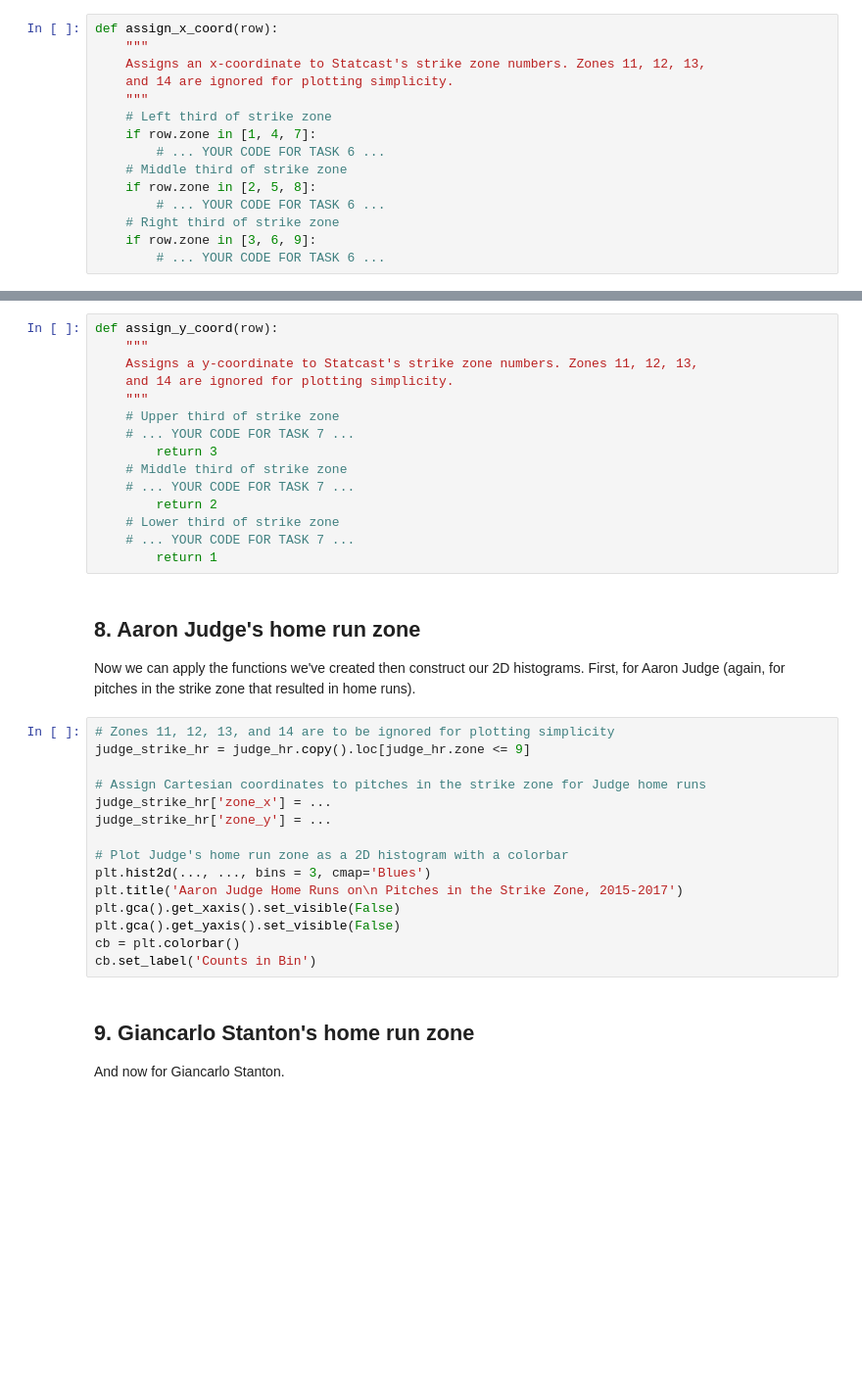
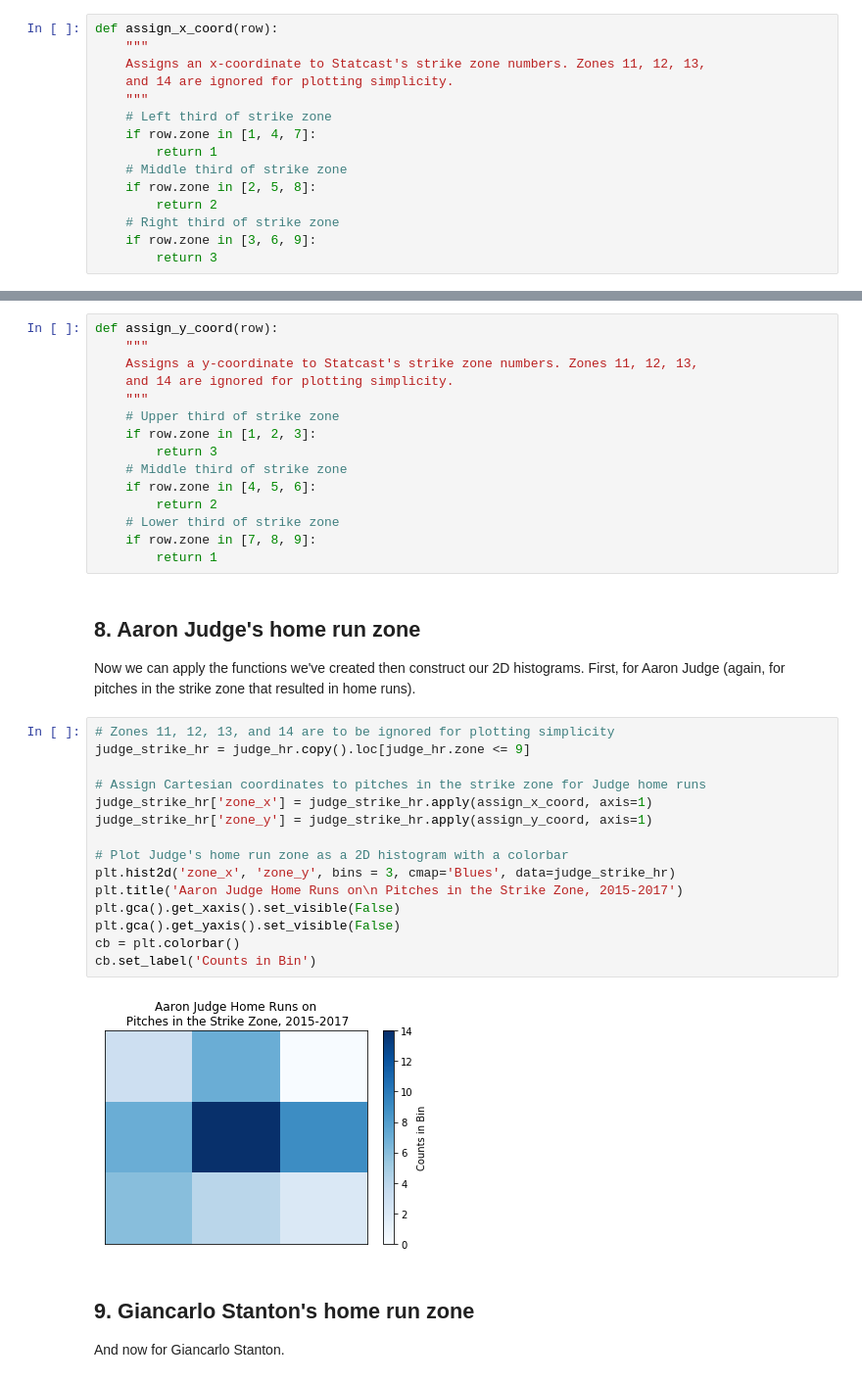
Before and after one commit to ArthurEzenwanne/data-projects, a Jupyter notebook: Baseball_Era_Data_Analysis/baseball_era_data_analysis.ipynb, the cells around one changed output, grey strips where cells are left out. Shown at 98% size. Drawn from its saved outputs; the diff is of its cells as text; blank space fills up the shorter version.

```diff
--- a/Baseball_Era_Data_Analysis/baseball_era_data_analysis.ipynb
+++ b/Baseball_Era_Data_Analysis/baseball_era_data_analysis.ipynb
@@ -119,13 +154,13 @@ def assign_x_coord(row):
     """
     # Left third of strike zone
     if row.zone in [1, 4, 7]:
-        # ... YOUR CODE FOR TASK 6 ...
+        return 1
     # Middle third of strike zone
     if row.zone in [2, 5, 8]:
-        # ... YOUR CODE FOR TASK 6 ...
+        return 2
     # Right third of strike zone
     if row.zone in [3, 6, 9]:
-        # ... YOUR CODE FOR TASK 6 ...
+        return 3
 # %% [markdown]
 ## 7. Home runs by pitch location (II)
 <p>And let's do the same but for y-coordinates.</p>
@@ -136,13 +171,13 @@ def assign_y_coord(row):
     and 14 are ignored for plotting simplicity.
     """
     # Upper third of strike zone
-    # ... YOUR CODE FOR TASK 7 ...
+    if row.zone in [1, 2, 3]:
         return 3
     # Middle third of strike zone
-    # ... YOUR CODE FOR TASK 7 ...
+    if row.zone in [4, 5, 6]:
         return 2
     # Lower third of strike zone
-    # ... YOUR CODE FOR TASK 7 ...
+    if row.zone in [7, 8, 9]:
         return 1
 # %% [markdown]
 ## 8. Aaron Judge's home run zone
@@ -150,18 +185,20 @@ def assign_y_coord(row):
 # %%
 # Zones 11, 12, 13, and 14 are to be ignored for plotting simplicity
 judge_strike_hr = judge_hr.copy().loc[judge_hr.zone <= 9]
 
 # Assign Cartesian coordinates to pitches in the strike zone for Judge home runs
-judge_strike_hr['zone_x'] = ...
-judge_strike_hr['zone_y'] = ...
+judge_strike_hr['zone_x'] = judge_strike_hr.apply(assign_x_coord, axis=1)
+judge_strike_hr['zone_y'] = judge_strike_hr.apply(assign_y_coord, axis=1)
 
 # Plot Judge's home run zone as a 2D histogram with a colorbar
-plt.hist2d(..., ..., bins = 3, cmap='Blues')
+plt.hist2d('zone_x', 'zone_y', bins = 3, cmap='Blues', data=judge_strike_hr)
 plt.title('Aaron Judge Home Runs on\n Pitches in the Strike Zone, 2015-2017')
 plt.gca().get_xaxis().set_visible(False)
 plt.gca().get_yaxis().set_visible(False)
 cb = plt.colorbar()
 cb.set_label('Counts in Bin')
+# %% [output]
+[figure, added]
 # %% [markdown]
 ## 9. Giancarlo Stanton's home run zone
 <p>And now for Giancarlo Stanton.</p>
```
Also changed, not shown: parts of 5 cells of this notebook.
